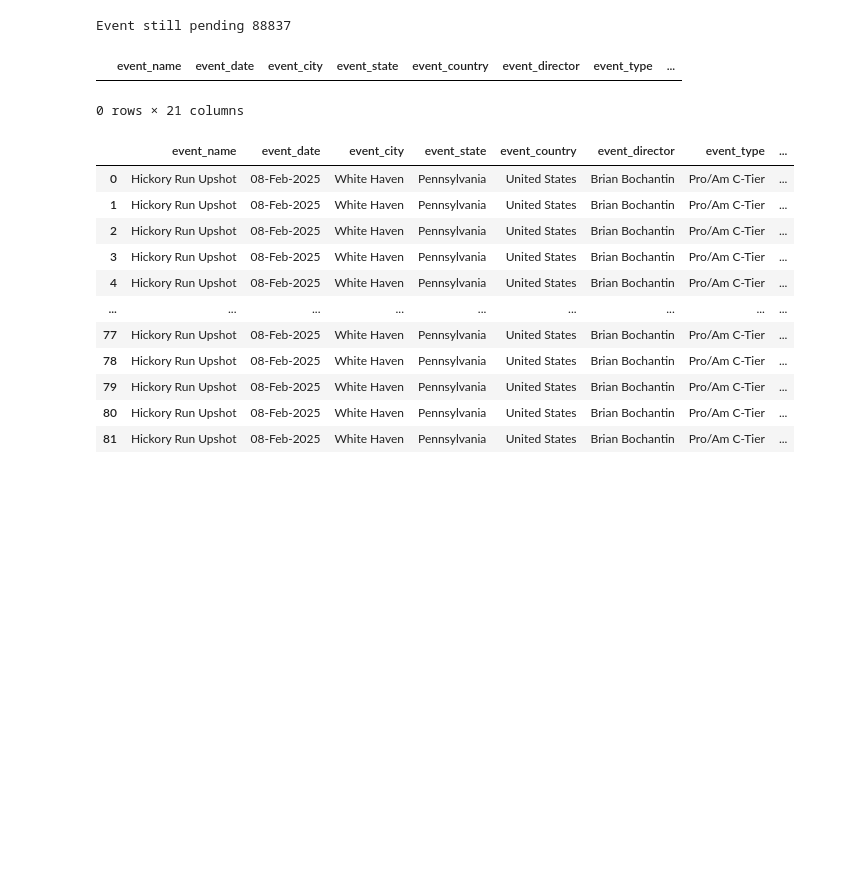
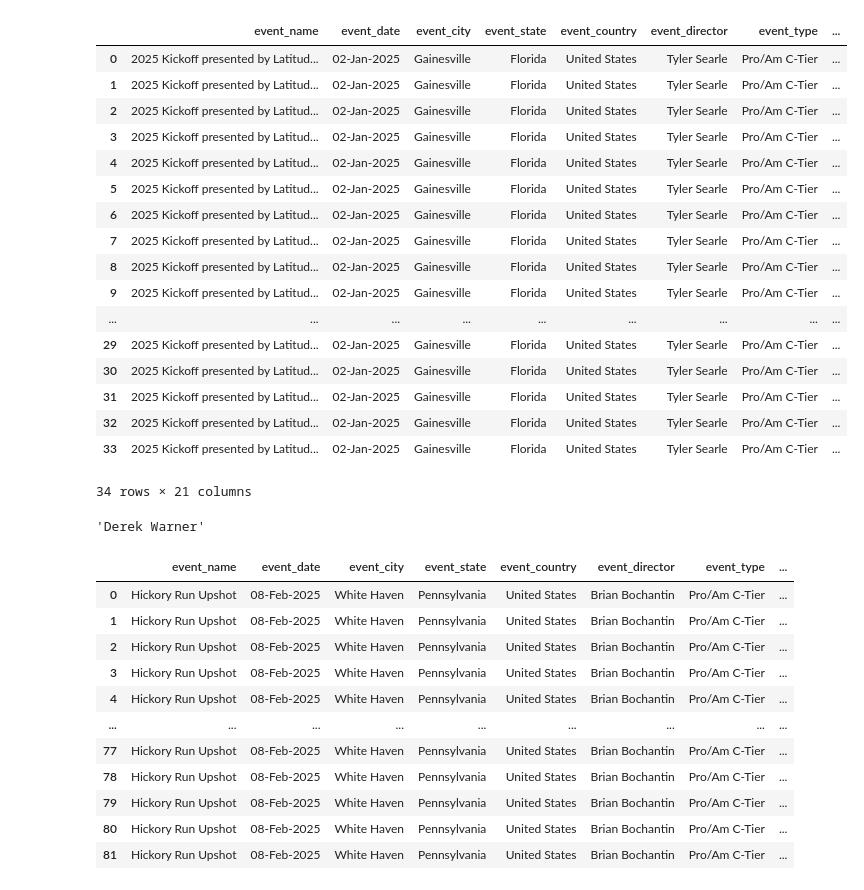
Before and after one commit to zcauchon/PDGA_Rating_Estimator, a Jupyter notebook: pdga/playground/event_scraping_testing.ipynb, the cells around one changed output. Saved outputs shown, nothing was run; the diff lists cells and outputs as text; code cells hidden in the pictures; blank space fills up the shorter version.

```diff
--- a/pdga/playground/event_scraping_testing.ipynb
+++ b/pdga/playground/event_scraping_testing.ipynb
@@ -5,5 +6,5 @@ import pandas as pd
 # %%
-url = "https://www.pdga.com/tour/event/88837"
+url = "https://www.pdga.com/tour/event/86678"
 page = get(url)
 event_id = url.split("/")[-1]
 soup = BeautifulSoup(page.content, "html.parser")
@@ -15,7 +16,7 @@ event_info = soup.find_all("div", attrs={"class":"pane-tournament-event-info"})[
 event_date = event_info.find('li', attrs={'class':"tournament-date"}).text.split(':')[1].strip()
 event_location = event_info.find('li', attrs={'class':"tournament-location"}).text.split(":")[1].strip()
 event_city, event_state, event_country = event_location.split(",")
-event_director = event_info.find('li', attrs={'class': "tournament-director"}).text.split(":")[1].strip()
+event_director = event_info.find('li', attrs={'class': lambda L: L and L.endswith("-director")}).text.split(":")[1].strip()
 event_type = event_info.find("h4").text
 event_view = soup.find_all("div", attrs={"class":"pane-tournament-event-view"})
 if event_view is not None:
@@ -35,6 +36,7 @@ else:
 #find each of the divisions in the event
 divisions = soup.find_all('details')
 for division in divisions:
+
     # each division can play at a different location/layout
     div_id = division.find("h3")["id"]
     rounds = division.find_all("th", attrs={"class":"round"})
@@ -57,7 +59,10 @@ for division in divisions:
             except AttributeError:
                 player_points = ""
             player_pdga = player.find("td", attrs={"class":"pdga-number"}).text
-            player_rating = player.find("td", attrs={"class":"player-rating"}).text
+            try:
+                player_rating = player.find("td", attrs={"class":"player-rating"}).text
+            except AttributeError:
+                player_rating = ""
             player_round_score = player.find_all("td", attrs={"class":"round"})[int(round_id)-1].text
             player_round_rating = player.find_all("td", attrs={"class":"round-rating"})[int(round_id)-1].text
             # add all the info to the record list
@@ -83,33 +88,48 @@ for division in divisions:
                 player_rating,
                 player_round_score,
                 player_round_rating
             ])
 
 df = pd.DataFrame(columns=[
     "event_name",
     "event_date",
     "event_city",
     "event_state",
     "event_country",
     "event_director",
     "event_type",
     "event_player_count",
     "event_purse",
     "event_division",
     "round_number",
     "round_course",
     "round_layout",
     "layout_holes",
     "layout_par",
     "layout_distance",
     "player_pdga",
     "player_earned_points",
     "player_rating",
     "player_round_score",
     "player_round_rating"
 ], data=records)
 df
 # %% [output]
+|  | event_name | event_date | event_city | event_state | event_country | event_director | event_type | ... |
+| 0 | 2025 Kickoff presented by Latitud... | 02-Jan-2025 | Gainesville | Florida | United States | Tyler Searle | Pro/Am C-Tier | ... |
+| 1 | 2025 Kickoff presented by Latitud... | 02-Jan-2025 | Gainesville | Florida | United States | Tyler Searle | Pro/Am C-Tier | ... |
+| 2 | 2025 Kickoff presented by Latitud... | 02-Jan-2025 | Gainesville | Florida | United States | Tyler Searle | Pro/Am C-Tier | ... |
+| 3 | 2025 Kickoff presented by Latitud... | 02-Jan-2025 | Gainesville | Florida | United States | Tyler Searle | Pro/Am C-Tier | ... |
+| 4 | 2025 Kickoff presented by Latitud... | 02-Jan-2025 | Gainesville | Florida | United States | Tyler Searle | Pro/Am C-Tier | ... |
+| 5 | 2025 Kickoff presented by Latitud... | 02-Jan-2025 | Gainesville | Florida | United States | Tyler Searle | Pro/Am C-Tier | ... |
+| 6 | 2025 Kickoff presented by Latitud... | 02-Jan-2025 | Gainesville | Florida | United States | Tyler Searle | Pro/Am C-Tier | ... |
+| 7 | 2025 Kickoff presented by Latitud... | 02-Jan-2025 | Gainesville | Florida | United States | Tyler Searle | Pro/Am C-Tier | ... |
+| 8 | 2025 Kickoff presented by Latitud... | 02-Jan-2025 | Gainesville | Florida | United States | Tyler Searle | Pro/Am C-Tier | ... |
+| 9 | 2025 Kickoff presented by Latitud... | 02-Jan-2025 | Gainesville | Florida | United States | Tyler Searle | Pro/Am C-Tier | ... |
+| ... | ... | ... | ... | ... | ... | ... | ... | ... |
+| 29 | 2025 Kickoff presented by Latitud... | 02-Jan-2025 | Gainesville | Florida | United States | Tyler Searle | Pro/Am C-Tier | ... |
+| 30 | 2025 Kickoff presented by Latitud... | 02-Jan-2025 | Gainesville | Florida | United States | Tyler Searle | Pro/Am C-Tier | ... |
+| 31 | 2025 Kickoff presented by Latitud... | 02-Jan-2025 | Gainesville | Florida | United States | Tyler Searle | Pro/Am C-Tier | ... |
+| 32 | 2025 Kickoff presented by Latitud... | 02-Jan-2025 | Gainesville | Florida | United States | Tyler Searle | Pro/Am C-Tier | ... |
+| 33 | 2025 Kickoff presented by Latitud... | 02-Jan-2025 | Gainesville | Florida | United States | Tyler Searle | Pro/Am C-Tier | ... |
-Event still pending 88837
+34 rows × 21 columns
-|  | event_name | event_date | event_city | event_state | event_country | event_director | event_type | ... |
-0 rows × 21 columns
@@ -118,3 +136,7 @@ records = []
+# %%
+event_info.find('li', attrs={'class': lambda L: L and L.endswith("-director")}).text.split(":")[1].strip()
+# %% [output]
+'Derek Warner'
 # %%
 #find each of the division results
 divisions = soup.find_all('details')
```
Also changed, not shown: parts of 2 cells of this notebook, 9 other files.
